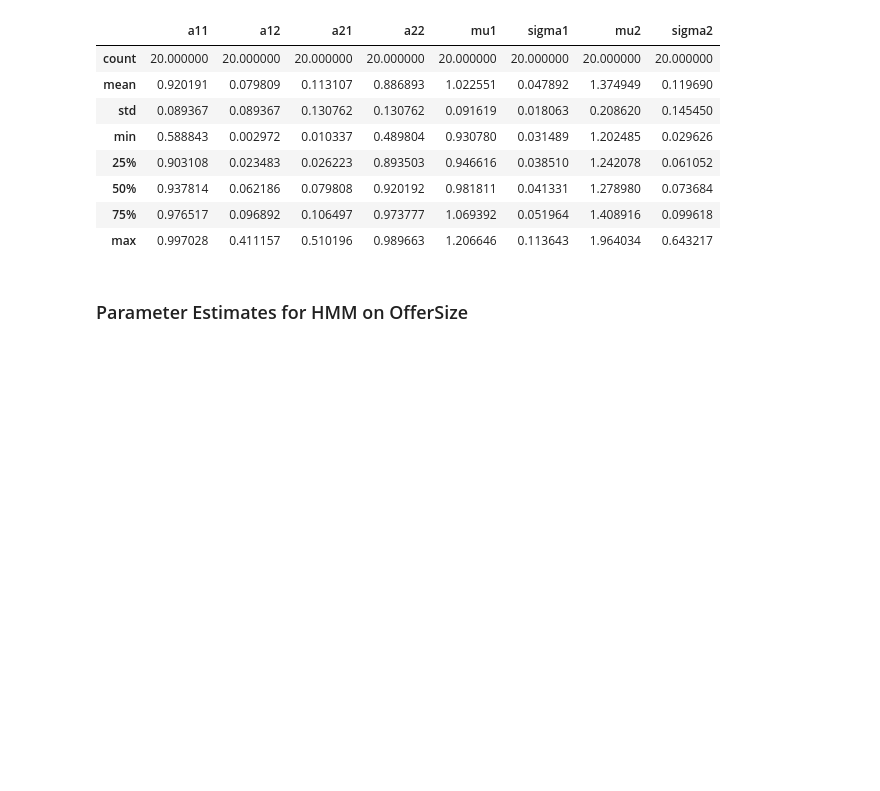
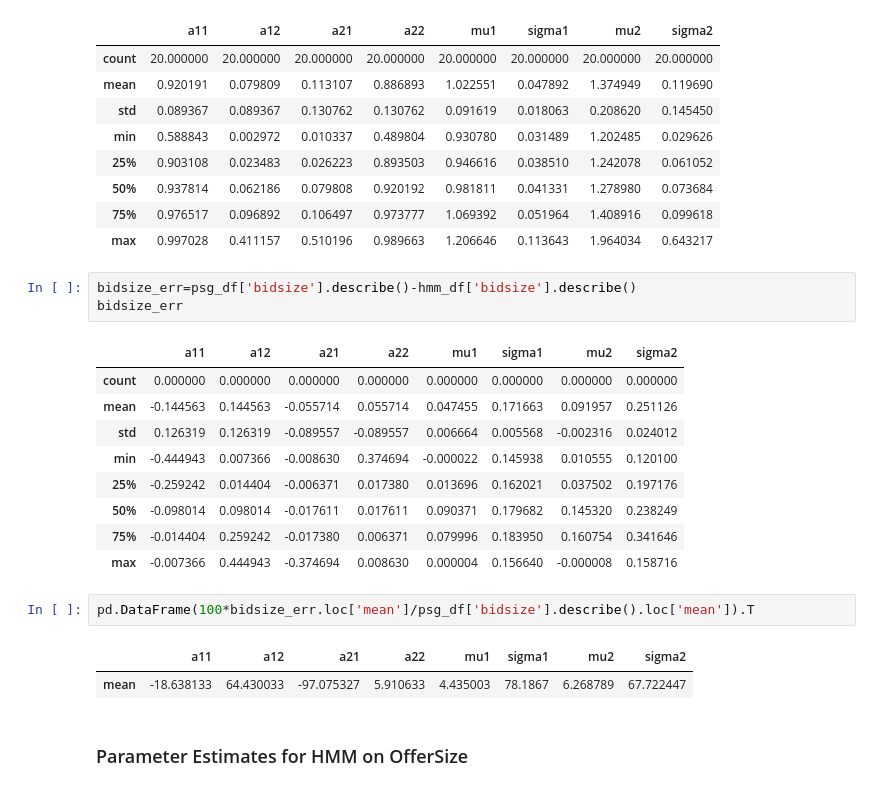
Before and after one commit to jasonbohne123/HMM_LOB_Inference, a Jupyter notebook: daily_hmm_fit.ipynb, the cells around one changed output. Saved outputs shown, nothing was run; the diff lists cells and outputs as text; blank space fills up the shorter version.

```diff
--- a/daily_hmm_fit.ipynb
+++ b/daily_hmm_fit.ipynb
@@ -299,6 +318,24 @@ hmm_df['bidsize'].describe()
 | 50% | 0.937814 | 0.062186 | 0.079808 | 0.920192 | 0.981811 | 0.041331 | 1.278980 | 0.073684 |
 | 75% | 0.976517 | 0.096892 | 0.106497 | 0.973777 | 1.069392 | 0.051964 | 1.408916 | 0.099618 |
 | max | 0.997028 | 0.411157 | 0.510196 | 0.989663 | 1.206646 | 0.113643 | 1.964034 | 0.643217 |
+# %%
+bidsize_err=psg_df['bidsize'].describe()-hmm_df['bidsize'].describe()
+bidsize_err
+# %% [output]
+|  | a11 | a12 | a21 | a22 | mu1 | sigma1 | mu2 | sigma2 |
+| count | 0.000000 | 0.000000 | 0.000000 | 0.000000 | 0.000000 | 0.000000 | 0.000000 | 0.000000 |
+| mean | -0.144563 | 0.144563 | -0.055714 | 0.055714 | 0.047455 | 0.171663 | 0.091957 | 0.251126 |
+| std | 0.126319 | 0.126319 | -0.089557 | -0.089557 | 0.006664 | 0.005568 | -0.002316 | 0.024012 |
+| min | -0.444943 | 0.007366 | -0.008630 | 0.374694 | -0.000022 | 0.145938 | 0.010555 | 0.120100 |
+| 25% | -0.259242 | 0.014404 | -0.006371 | 0.017380 | 0.013696 | 0.162021 | 0.037502 | 0.197176 |
+| 50% | -0.098014 | 0.098014 | -0.017611 | 0.017611 | 0.090371 | 0.179682 | 0.145320 | 0.238249 |
+| 75% | -0.014404 | 0.259242 | -0.017380 | 0.006371 | 0.079996 | 0.183950 | 0.160754 | 0.341646 |
+| max | -0.007366 | 0.444943 | -0.374694 | 0.008630 | 0.000004 | 0.156640 | -0.000008 | 0.158716 |
+# %%
+pd.DataFrame(100*bidsize_err.loc['mean']/psg_df['bidsize'].describe().loc['mean']).T
+# %% [output]
+|  | a11 | a12 | a21 | a22 | mu1 | sigma1 | mu2 | sigma2 |
+| mean | -18.638133 | 64.430033 | -97.075327 | 5.910633 | 4.435003 | 78.1867 | 6.268789 | 67.722447 |
 # %% [markdown]
 ### Parameter Estimates for HMM on OfferSize
 # %%
```
Also changed, not shown: parts of 8 cells of this notebook.
